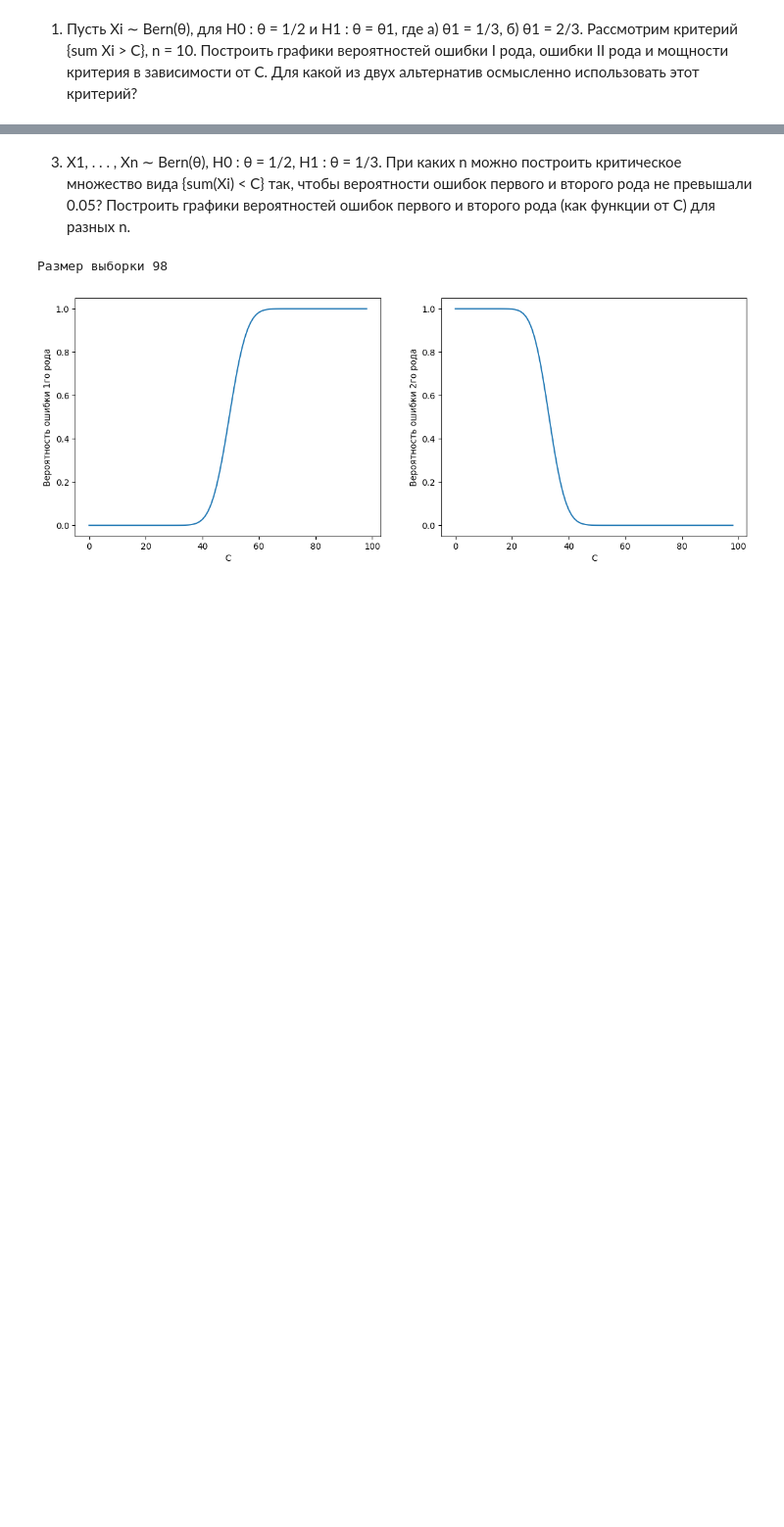
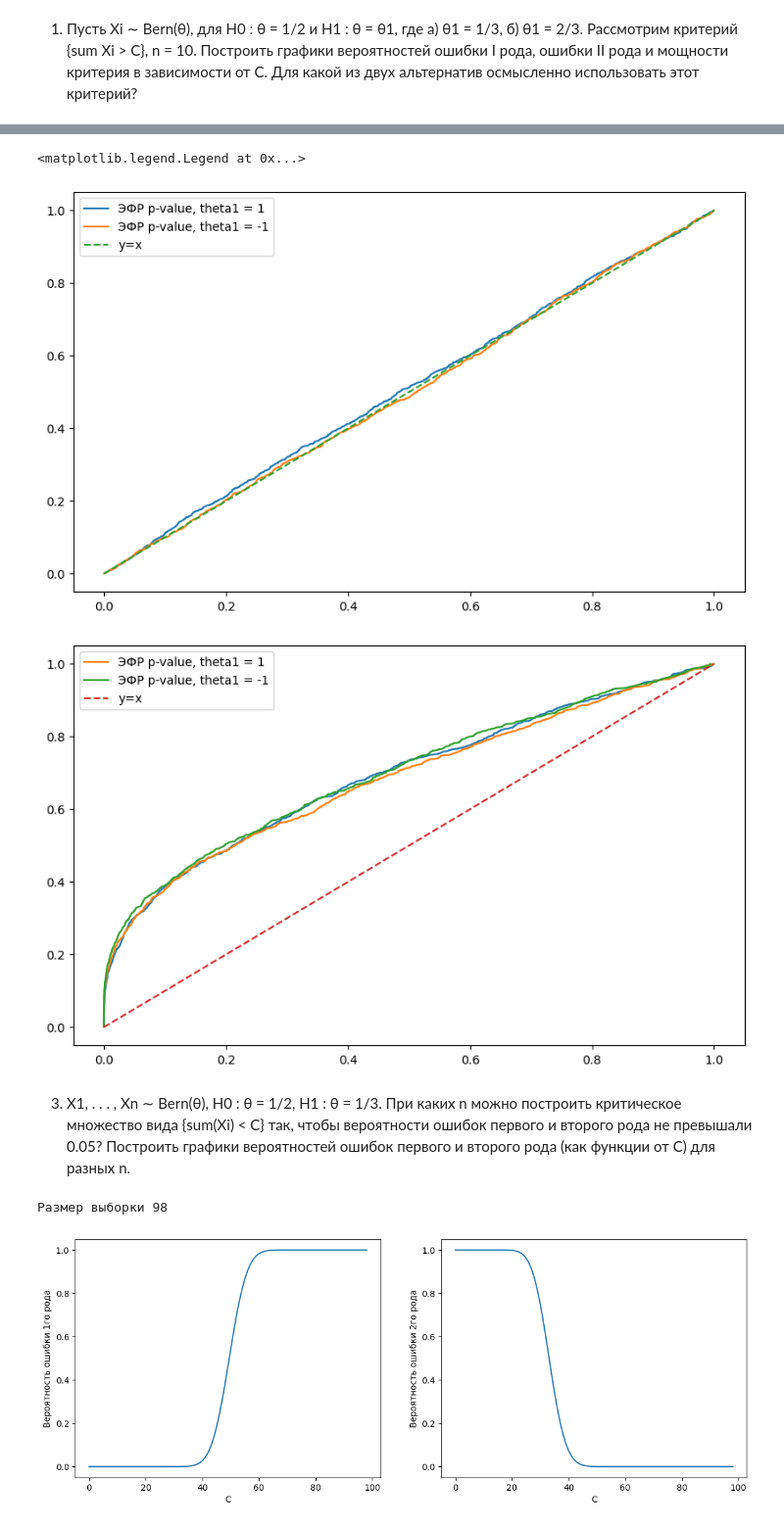
Before and after one commit to atirmargo/Statistics-Lab, a Jupyter notebook: 9th.ipynb, the cells around one changed output, grey strips where cells are left out. Shown at 98% size. Saved outputs shown, nothing was run; the diff lists cells and outputs as text; code cells hidden in the pictures; blank space fills up the shorter version.

```diff
--- a/9th.ipynb
+++ b/9th.ipynb
@@ -78,5 +80,74 @@ H1 : θ = θ1. Постройте а) критерий Неймана-Пирсо
 # %%
-#p-value - минимальный уровень значимости, при котором мы отвергаем Н0
+import numpy as np
+import matplotlib.pyplot as plt
+from scipy import stats
+from scipy.stats import norm
+from statsmodels.distributions.empirical_distribution import ECDF
+
+n = 50
+m = 1000
+theta0 = 0
+theta1_values = [1, -1]
+N_sim = 1000
+
+def bild_Neyman_Pearson_test(theta_true, theta1, N_sim, n):
+    T_dist = norm(0, 1 / np.sqrt(n))# T ~ N(0, 1/n) при H0
+    pvalues = []
+    for _ in range(N_sim):
+        sample = np.random.normal(theta_true, 1, n)
+        T = np.mean(sample)  #статистика критерия, сам критерий D = {T * θ1 > ln(C) + n * (θ1**2) / 2}  ->   знак зависит от знака θ1
+        if theta1 < 0:
+            pvalue = T_dist.cdf(T)
+        else:
+            pvalue = 1 - T_dist.cdf(T)
+        pvalues.append(pvalue)
+    pvalue_ecdf = ECDF(pvalues)
+    plt.plot(pvalue_ecdf.x, pvalue_ecdf.y, label = f'ЭФР p-value, theta1 = {theta1_values[0] if theta1 == 1 else theta1_values[1]}')
+    plt.legend()
+
+def asymp_test_med(theta1_values, N_sim, n):  #так как м ыне знаем анлитическое распределение статистики Т=|MED − x1/2|, то используем метод монте-карло,
+    #т.е. генерируем выборку много раз и фиксируем значения статистики Т
+    p_values_H0 = []
+    sigma = np.sqrt(np.pi / (2 * n))
+    for _ in range(N_sim):
+        sample = np.random.normal(0, 1, n) #H0
+        med = np.median(sample)
+        half = np.sum(np.max(sample) + np.min(sample)) / 2
+        T = np.abs(med - half)
+        z = abs(T) / sigma
+        p_value = 2 * (1 - stats.norm.cdf(z))
+        p_values_H0.append(p_value)
+    pvalue_ecdf = ECDF(p_values_H0)
+    plt.plot(pvalue_ecdf.x, pvalue_ecdf.y)
+    plt.legend()
+    for theta1 in theta1_values:
+        p_values = []
+        for _ in range(N_sim):
+            sample = np.random.normal(theta1, 1, n) #H1
+            med = np.median(sample)
+            half = np.sum(np.max(sample) + np.min(sample)) / 2
+            T = np.abs(med - half)
+            z = abs(T) / sigma
+            p_value = 2 * (1 - stats.norm.cdf(z))
+            p_values.append(p_value)
+        pvalue_ecdf = ECDF(p_values)
+        plt.plot(pvalue_ecdf.x, pvalue_ecdf.y, label = f'ЭФР p-value, theta1 = {theta1_values[0] if theta1 == 1 else theta1_values[1]}')
+        plt.legend()
+
+
+plt.figure(figsize=(10, 6))
+bild_Neyman_Pearson_test(0, 1, N_sim, n)
+bild_Neyman_Pearson_test(0, -1, N_sim, n)
+plt.plot([0,1], [0,1], '--', label = 'y=x')
+plt.legend()
+plt.figure(figsize=(10, 6))
+asymp_test_med(theta1_values, N_sim, n)
+plt.plot([0,1], [0,1], '--', label = 'y=x')
+plt.legend()
+# %% [output]
+<matplotlib.legend.Legend at 0x...>
+[figure, added]
+[figure, added]
 # %% [markdown]
 3. X1, . . . , Xn ∼ Bern(θ), H0 : θ = 1/2, H1 : θ = 1/3. При каких n можно построить критическое множество вида {sum(Xi) < C} так, чтобы вероятности ошибок первого и второго рода не превышали
 0.05? Построить графики вероятностей ошибок первого и второго рода (как функции от C) для
```
Also changed, not shown: parts of 2 cells of this notebook, 6 other files.
